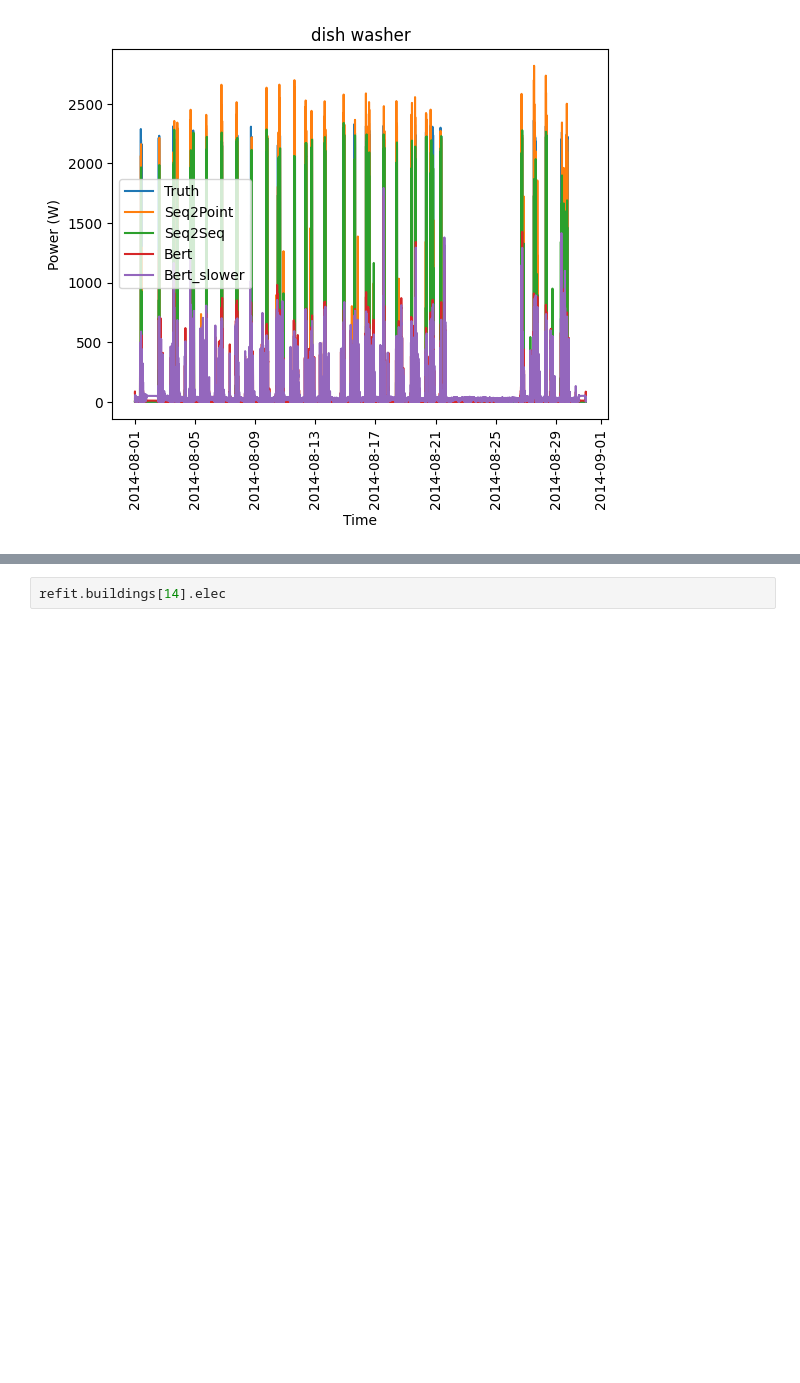
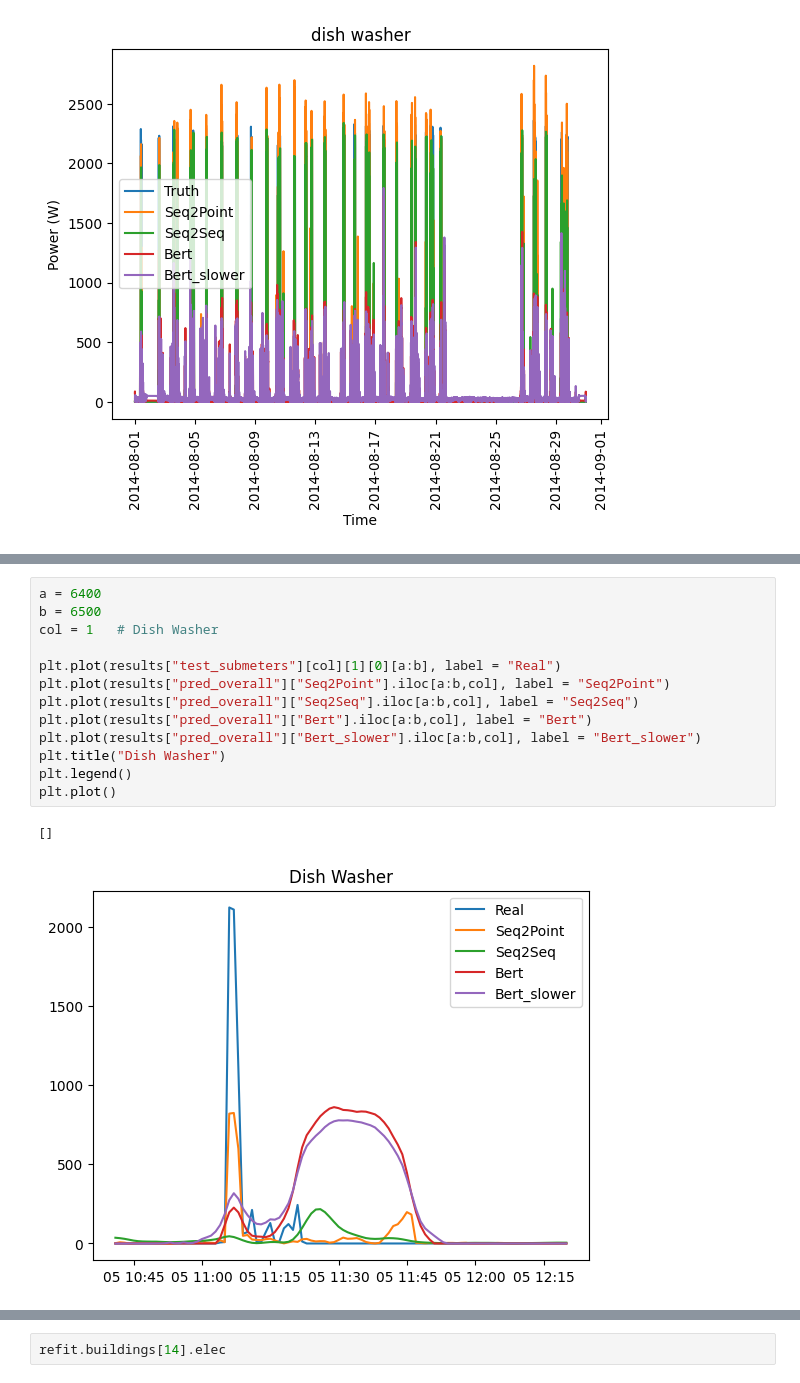
Before and after one commit to johannesgl4d0s/case_study, a Jupyter notebook: CaseStudy1_ml.ipynb, the cells around one changed output, grey strips where cells are left out. Drawn from its saved outputs; the diff is of its cells as text; blank space fills up the shorter version.

```diff
--- a/CaseStudy1_ml.ipynb
+++ b/CaseStudy1_ml.ipynb
@@ -1141 +1209,17 @@ dish washer  133.175607  125.308619  259.270627   264.857701
+# %%
+a = 6400
+b = 6500
+col = 1   # Dish Washer
+
+plt.plot(results["test_submeters"][col][1][0][a:b], label = "Real")
+plt.plot(results["pred_overall"]["Seq2Point"].iloc[a:b,col], label = "Seq2Point")
+plt.plot(results["pred_overall"]["Seq2Seq"].iloc[a:b,col], label = "Seq2Seq")
+plt.plot(results["pred_overall"]["Bert"].iloc[a:b,col], label = "Bert")
+plt.plot(results["pred_overall"]["Bert_slower"].iloc[a:b,col], label = "Bert_slower")
+plt.title("Dish Washer")
+plt.legend()
+plt.plot()
+# %% [output]
+[]
+[figure, added]
 # %% [markdown]
```
Also changed, not shown: parts of 17 cells of this notebook.
